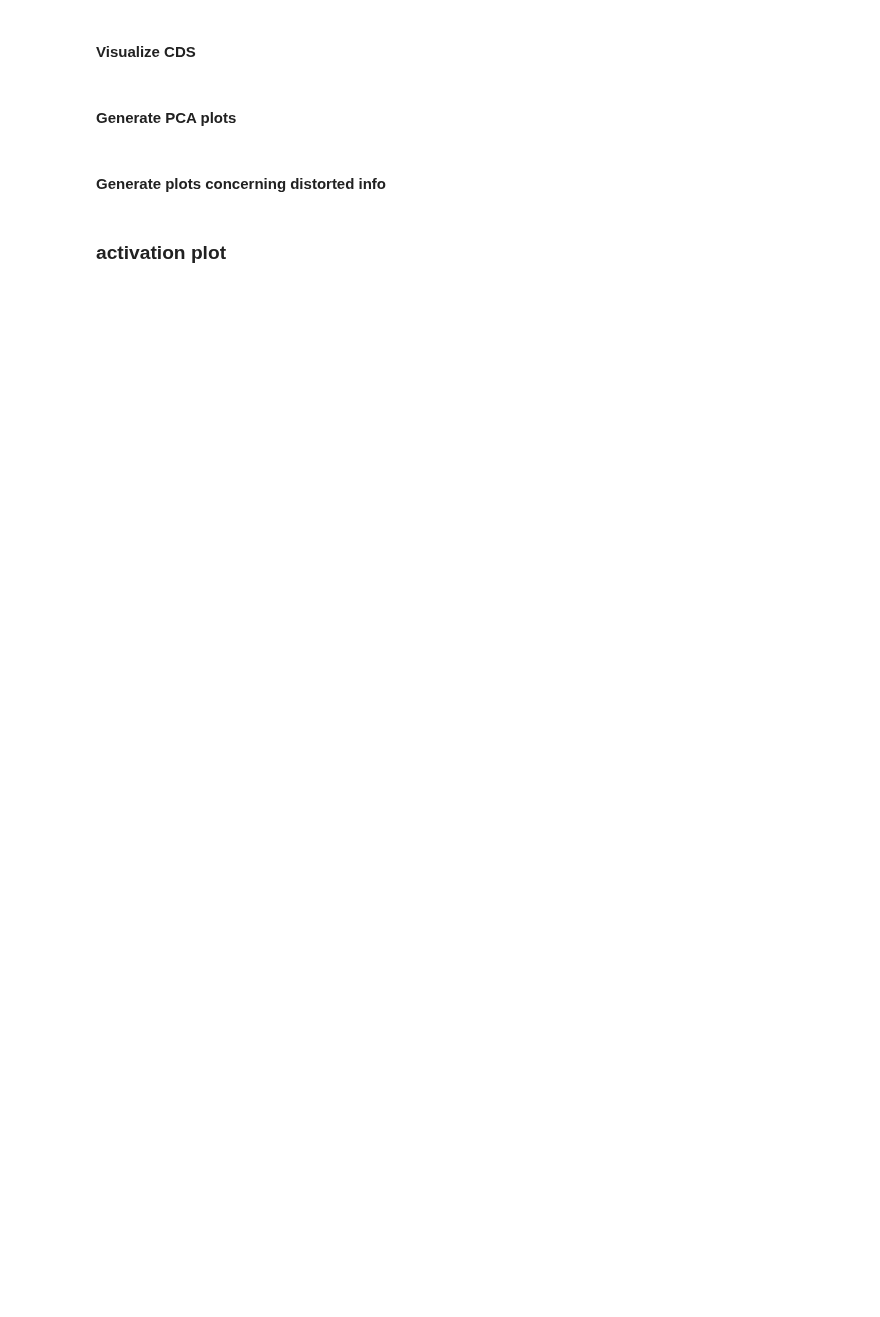
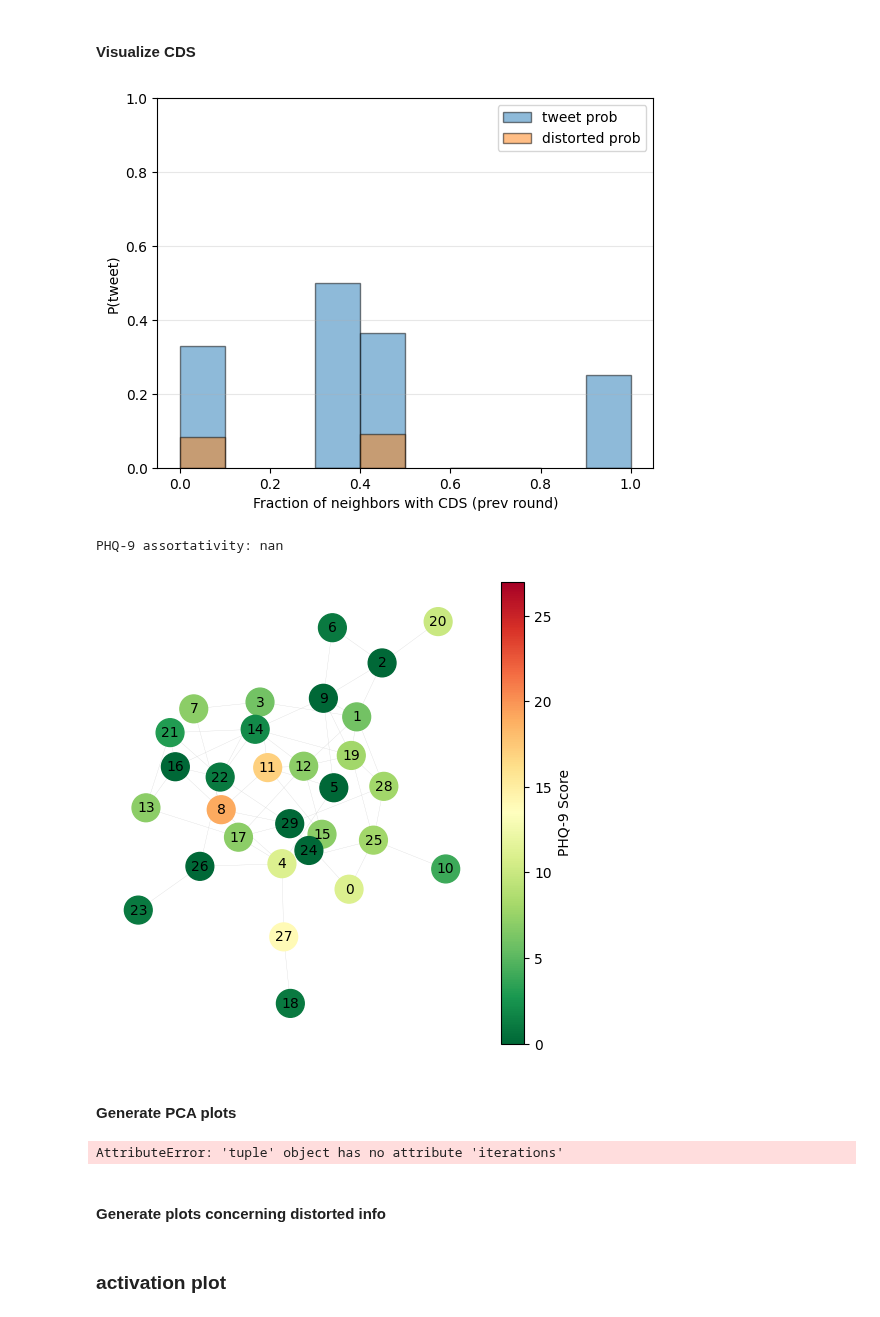
Before and after one commit to chrishoynck/ABM_based_LLMS, a Jupyter notebook: experiment.ipynb, the cells around one changed output. Cells and saved outputs as stored; diff of their text form; code cells hidden in the pictures; blank space fills up the shorter version.

Commit message:
wat kleine dingetjes in de notebook gefixt + assortativity

```diff
--- a/experiment.ipynb
+++ b/experiment.ipynb
@@ -57,13 +63,17 @@ args = argparse.Namespace(
 networks = []
 running_fracs_nets = []
 fracs_dist_step_nets = []
-
+path_managers = {}
 # retrieve existing networks with different states
 if use_existing_net:
     for state in states:
         args.enforce_ngrams = (state == "enforce_ngrams")
         args.depressed = (state == "depressed")
-        file_path = retrieve_existing_net(args)
+
+        path_manager = PathManager(args=args)
+        path_managers[state] = path_manager
+
+        file_path = path_manager.get_full_network_path()
 
         # reload network from saved properties
         network, running_fracs, fracs_dist_step= ri.generate_network(file_path, pipe)
@@ -75,4 +85,4 @@ else:
         args,
         pipe,
     )
-    network = networks[0][0]
+    network = networks[0][1]
@@ -79,8 +120,12 @@ else:
 # %% [markdown]
 #### Visualize CDS
 # %%
-metrics.get
 vis.distorted_info(network.cds_info)
+graph = vis.print_network_phq9(network)
+# %% [output]
+[figure, added]
+PHQ-9 assortativity: nan
+[figure, added]
 # %% [markdown]
 #### Generate PCA plots
 # %%
@@ -89,6 +134,8 @@ n_grams = metrics.load_ngrams_tsv("data/distorted_language_ngrams.tsv")
 global_tf_idf, _, _ = metrics.retrieve_tf_idf(networks, num_steps=100, shift=5, n_grams=n_grams)
 pca_runs = metrics.reduce_dimensionality(global_tf_idf, n_components=2)
 vis.plot_tf_idf_PCA(pca_runs, states, num_steps=100, shift=5)
+# %% [output]
+AttributeError: 'tuple' object has no attribute 'iterations'
 # %% [markdown]
 #### Generate plots concerning distorted info
 # %%
```
Also changed, not shown: parts of 5 cells of this notebook, 2 other files.
